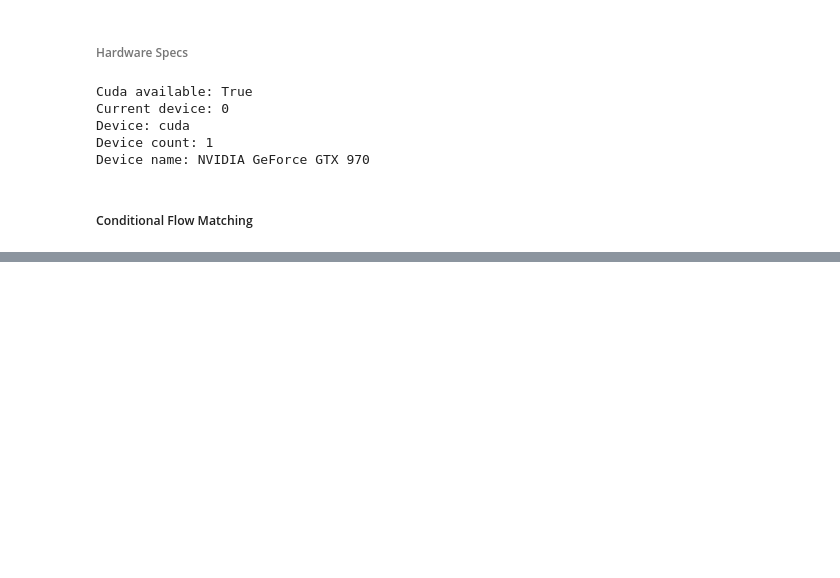
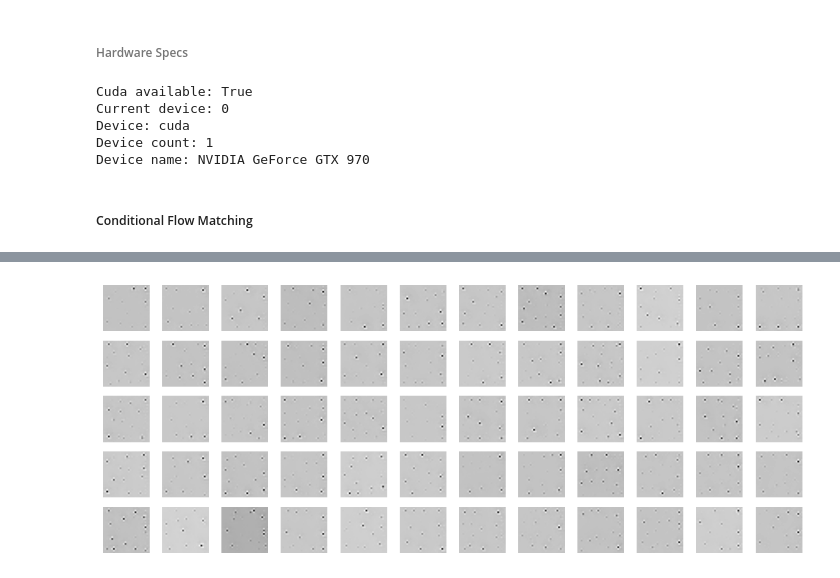
Before and after one commit to raghavsubbarao/svipy, a Jupyter notebook: notebooks/5_flowmatching.ipynb, the cells around one changed output, grey strips where cells are left out. Saved outputs shown, nothing was run; the diff lists cells and outputs as text; code cells hidden in the pictures; blank space fills up the shorter version.

```diff
--- a/notebooks/5_flowmatching.ipynb
+++ b/notebooks/5_flowmatching.ipynb
@@ -199,0 +215,8 @@ plt.show()
+# %%
+tcn = scalarConditionedNetworkCNN(1, [(32, 5), (32, 5), (32, 5), (32, 5), (32, 5), (32, 5), (32, 5)], t_dim=8)
+embed = fourierTimeEmbedding(8)
+tcf = timeConditionedField(tcn, embed)
+
+path = varPreservingConditionalPathTrigonometric()
+
+model_cfm_varp = conditionalFlowMatcher(path, tcf).to(device)
@@ -199,0 +259,24 @@ plt.show()
+# %%
+nCols = 12
+nRows = 5
+
+figure = plt.figure(figsize=(13, 5))
+tcf.eval()
+cnf = continuousNormFlow(tcf)
+
+idxs = []
+
+with torch.no_grad():
+    for i in range(nCols * nRows):
+        x0 = torch.randn([1, 1, 28, 28]).to(device)
+
+        img = cnf.generate(x0)[0].cpu().detach()
+        img = img.numpy().squeeze()
+
+        figure.add_subplot(nRows, nCols, i + 1)
+        plt.axis("off")
+        plt.imshow(img.squeeze(), cmap='gray')
+
+plt.show()
+# %% [output]
+[figure, added]
```
Also changed, not shown: parts of 13 cells of this notebook, 1 other file.
